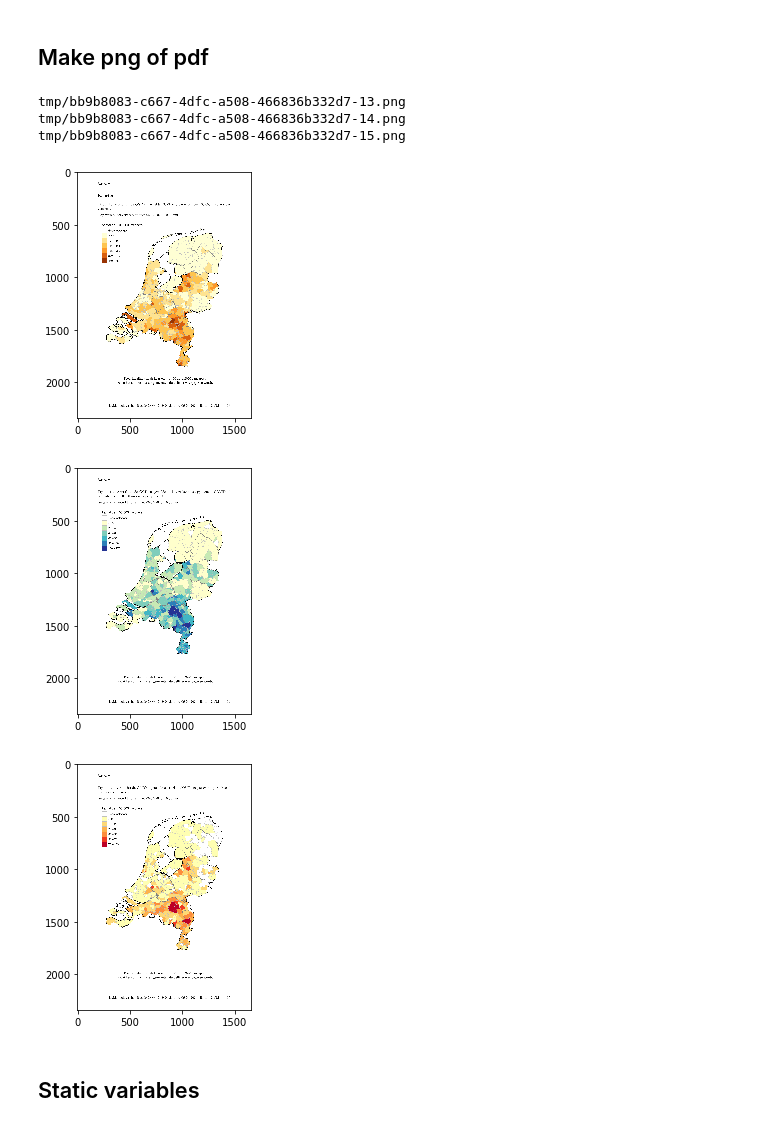
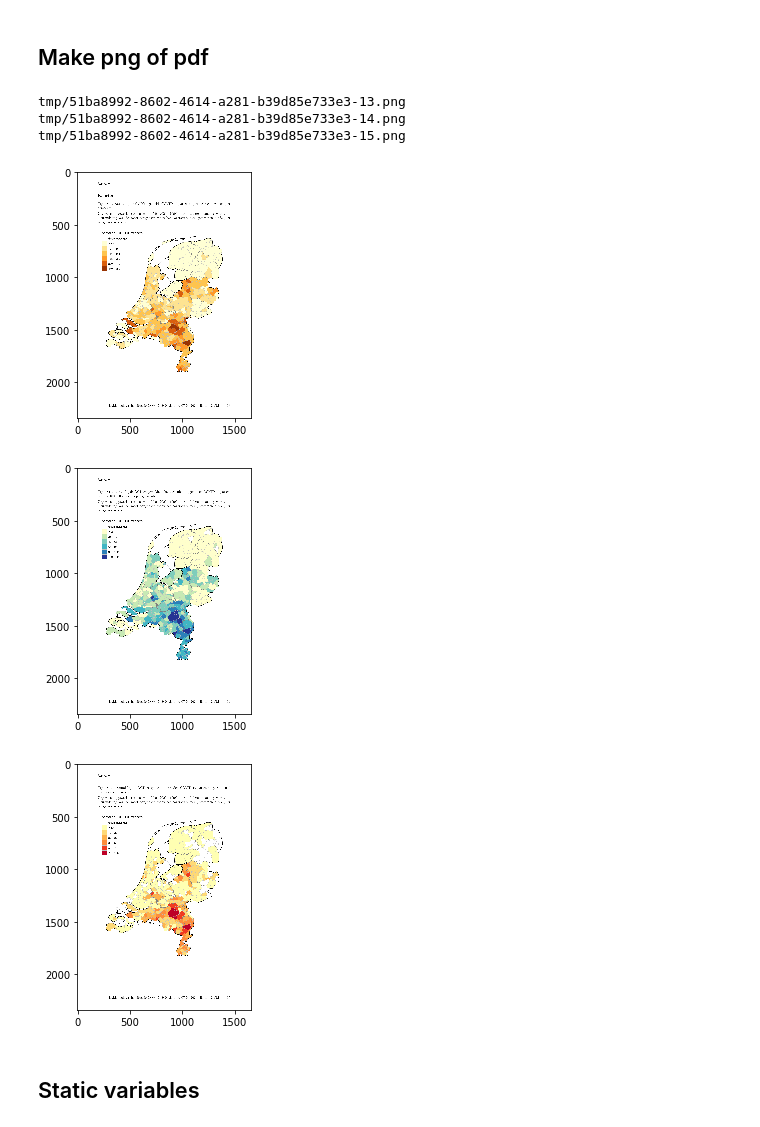
Before and after one commit to J535D165/CoronaWatchNL, a Jupyter notebook: pdf_extract_map.ipynb, the cells around one changed output. Cells and saved outputs as stored; diff of their text form; code cells hidden in the pictures.

Commit message:
Update data and plots for 2020-04-07

```diff
--- a/pdf_extract_map.ipynb
+++ b/pdf_extract_map.ipynb
@@ -29,31 +29,31 @@ except Exception:
 
 Path(temp_folder).mkdir(exist_ok=True)
 # %%
-report_fp = "reports/COVID-19_WebSite_rapport_20200406_1005_1.pdf"
+report_fp = "reports/Epidemiologische situatie COVID-19 in Nederland 7 april 2020.pdf"
 
 images = convert_from_path(
     report_fp,
     output_folder=temp_folder,
     fmt='png',
     first_page=first_page,
     last_page=last_page,
 )
 
 image_files = dict(zip(["Totaal", "Ziekenhuisopname", "Overleden"], sorted(Path("tmp").glob("*.png"))))
 
 for key, image_file in image_files.items():
 
     print(image_file)
     plt.figure()
     image = skimage.io.imread(image_file)
     skimage.io.imshow(image)
 # %% [output]
-tmp/bb9b8083-c667-4dfc-a508-466836b332d7-13.png
-tmp/bb9b8083-c667-4dfc-a508-466836b332d7-14.png
-tmp/bb9b8083-c667-4dfc-a508-466836b332d7-15.png
+tmp/51ba8992-8602-4614-a281-b39d85e733e3-13.png
+tmp/51ba8992-8602-4614-a281-b39d85e733e3-14.png
+tmp/51ba8992-8602-4614-a281-b39d85e733e3-15.png
-[figure, old version]
+[figure, new version]
-[figure, old version]
+[figure, new version]
-[figure, old version]
+[figure, new version]
 # %% [markdown]
 ## Static variables
 # %%
```
Also changed, not shown: parts of 17 cells of this notebook, 57 other files.
